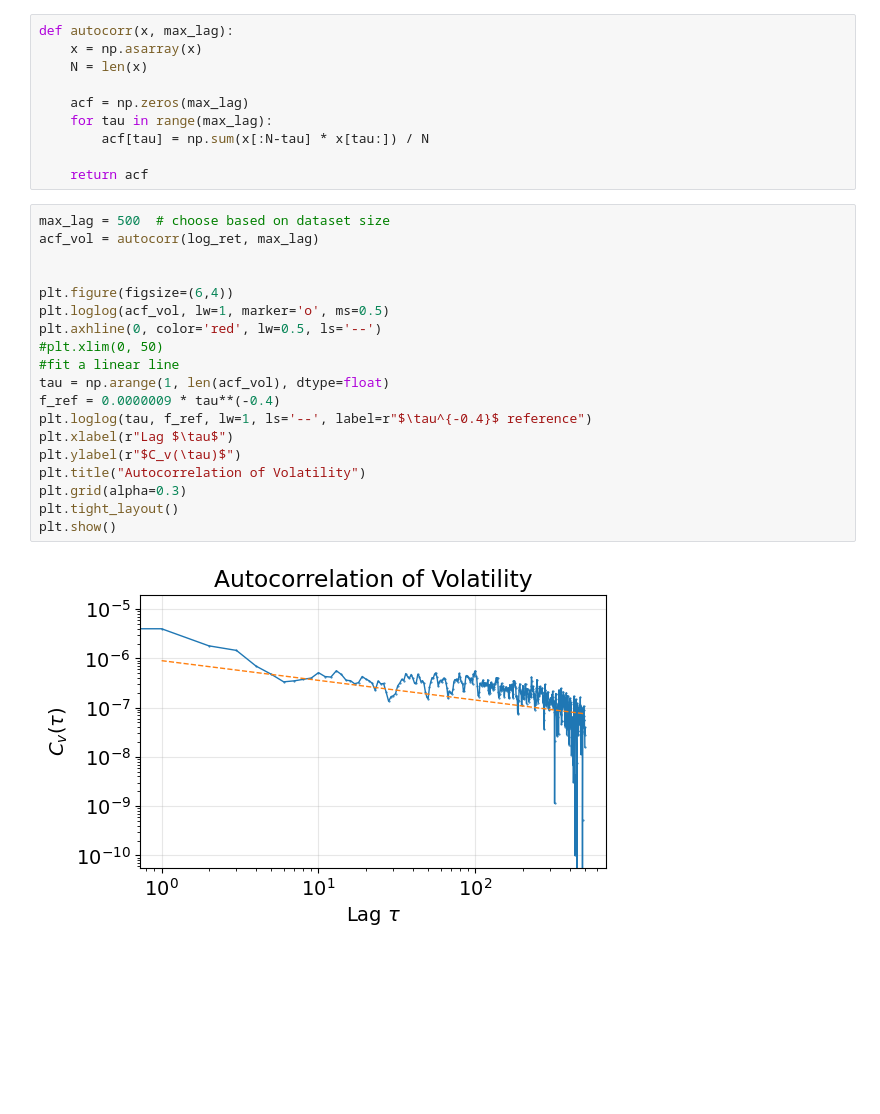
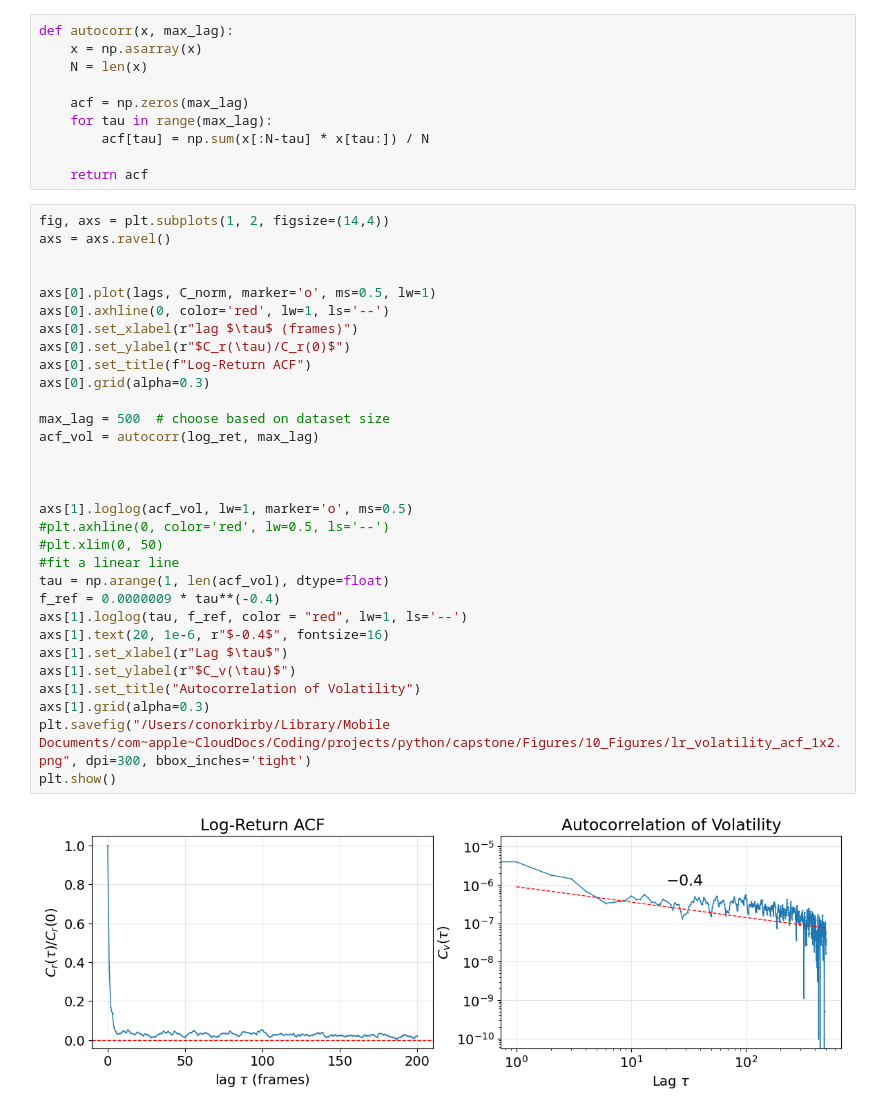
Before and after one commit to conorkirby/capstone, a Jupyter notebook: ProjectNotebooks/10_Volatility.ipynb, the cells around one changed output. Saved outputs shown, nothing was run; the diff lists cells and outputs as text; blank space fills up the shorter version.

```diff
--- a/ProjectNotebooks/10_Volatility.ipynb
+++ b/ProjectNotebooks/10_Volatility.ipynb
@@ -201,23 +201,35 @@ def autocorr(x, max_lag):
 
     return acf
 # %%
+fig, axs = plt.subplots(1, 2, figsize=(14,4))
+axs = axs.ravel()
+
+
+axs[0].plot(lags, C_norm, marker='o', ms=0.5, lw=1)
+axs[0].axhline(0, color='red', lw=1, ls='--')
+axs[0].set_xlabel(r"lag $\tau$ (frames)")
+axs[0].set_ylabel(r"$C_r(\tau)/C_r(0)$")
+axs[0].set_title(f"Log-Return ACF")
+axs[0].grid(alpha=0.3)
+
 max_lag = 500  # choose based on dataset size
 acf_vol = autocorr(log_ret, max_lag)
 
 
-plt.figure(figsize=(6,4))
-plt.loglog(acf_vol, lw=1, marker='o', ms=0.5)
-plt.axhline(0, color='red', lw=0.5, ls='--')
+
+axs[1].loglog(acf_vol, lw=1, marker='o', ms=0.5)
+#plt.axhline(0, color='red', lw=0.5, ls='--')
 #plt.xlim(0, 50)
 #fit a linear line
 tau = np.arange(1, len(acf_vol), dtype=float)
 f_ref = 0.0000009 * tau**(-0.4)
-plt.loglog(tau, f_ref, lw=1, ls='--', label=r"$\tau^{-0.4}$ reference")
-plt.xlabel(r"Lag $\tau$")
-plt.ylabel(r"$C_v(\tau)$")
-plt.title("Autocorrelation of Volatility")
-plt.grid(alpha=0.3)
-plt.tight_layout()
+axs[1].loglog(tau, f_ref, color = "red", lw=1, ls='--')
+axs[1].text(20, 1e-6, r"$-0.4$", fontsize=16)
+axs[1].set_xlabel(r"Lag $\tau$")
+axs[1].set_ylabel(r"$C_v(\tau)$")
+axs[1].set_title("Autocorrelation of Volatility")
+axs[1].grid(alpha=0.3)
+plt.savefig("/Users/conorkirby/Library/Mobile Documents/com~apple~CloudDocs/Coding/projects/python/capstone/Figures/10_Figures/lr_volatility_acf_1x2.png", dpi=300, bbox_inches='tight')
 plt.show()
 # %% [output]
-[figure, old version]
+[figure, new version]
```
Also changed, not shown: 3 other files.
